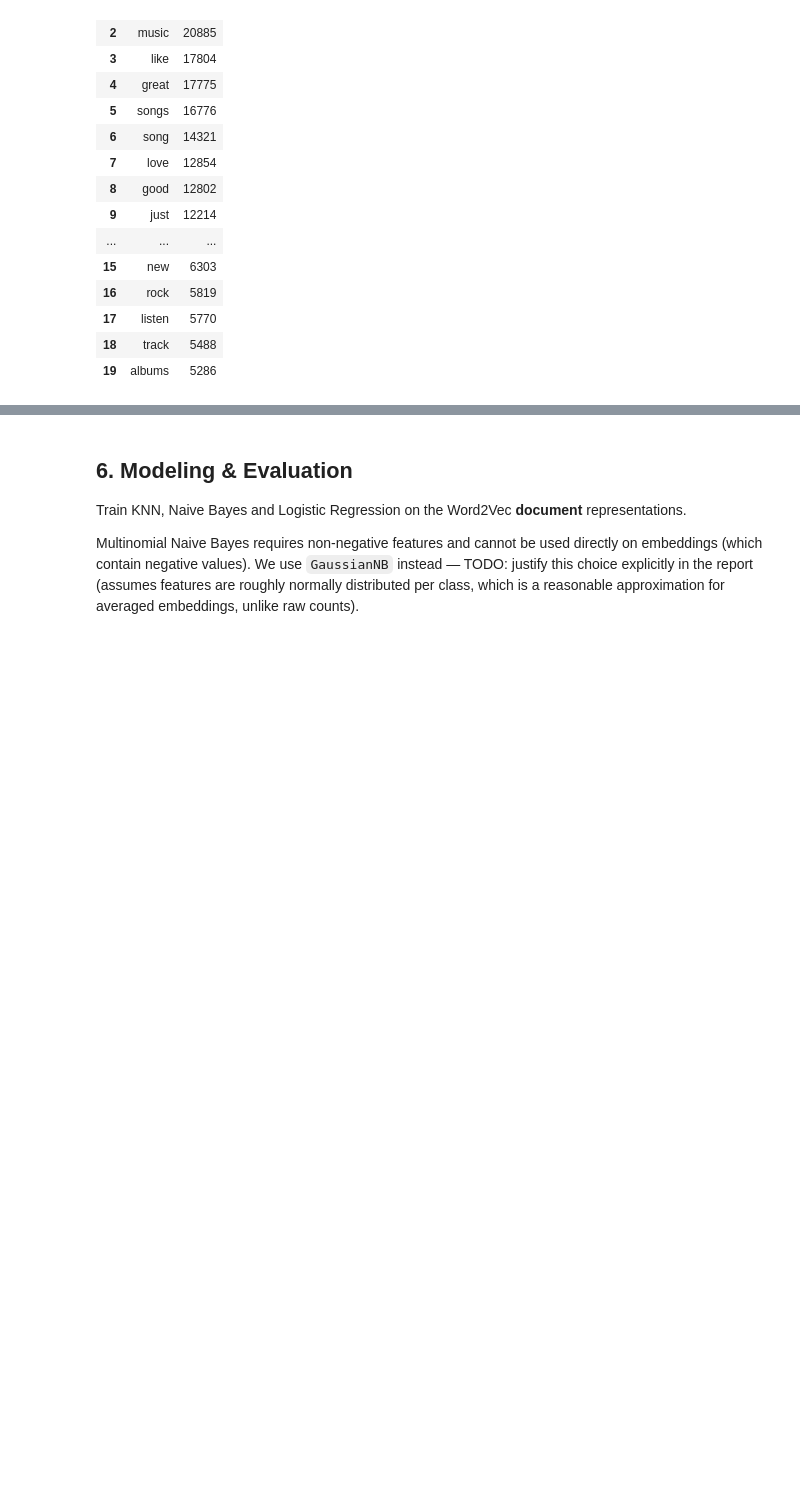
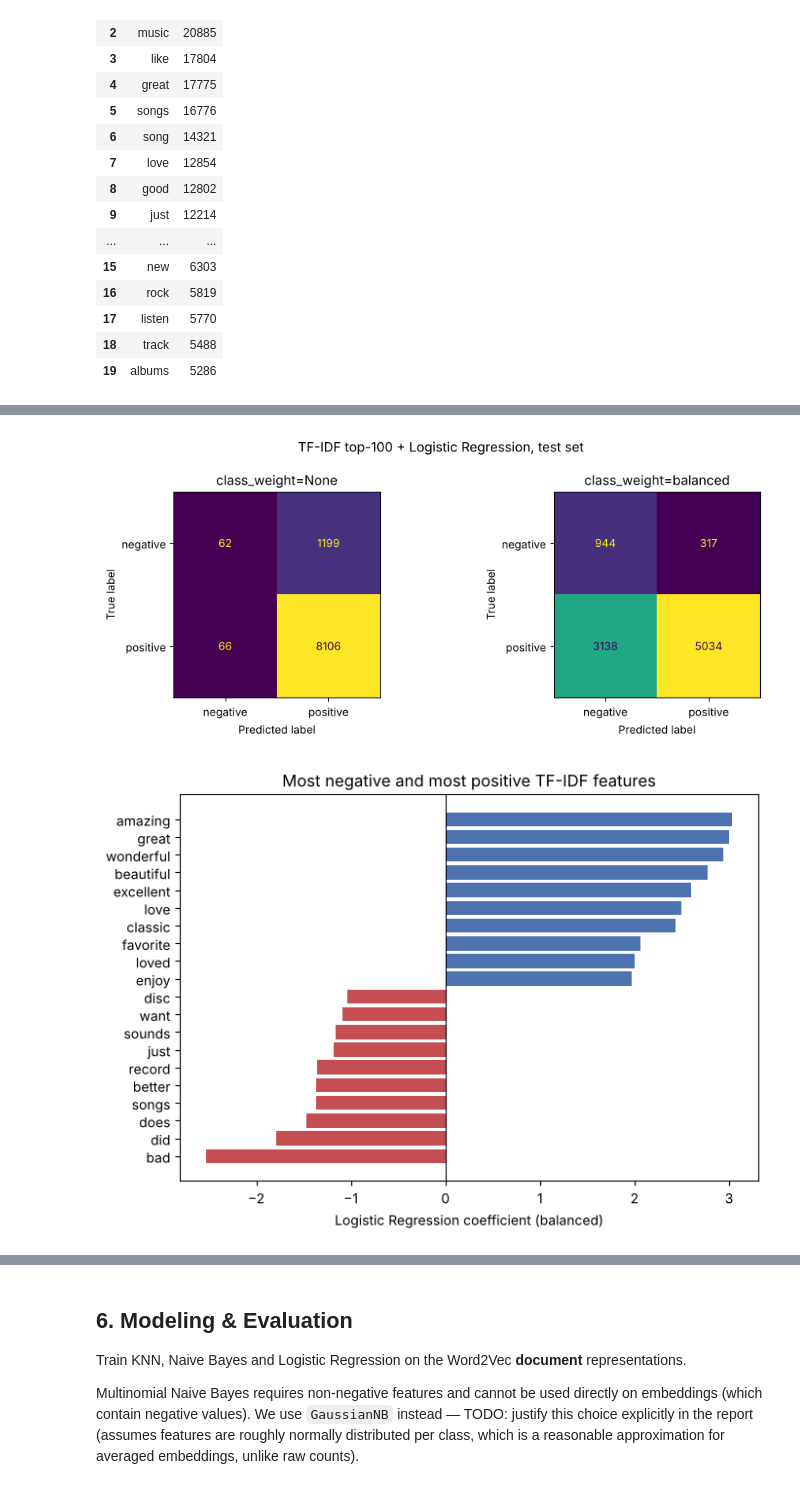
Before and after one commit to GLJADS/AML_v2.0, a Jupyter notebook: Assignment1_CDs_Vinyl.ipynb, the cells around one changed output, grey strips where cells are left out. Cells and saved outputs as stored; diff of their text form; code cells hidden in the pictures; blank space fills up the shorter version.

Commit message:
Tasks 4 & 5: TF-IDF+LR, Word2Vec own vs pretrained, PCA/ICA + report sections

```diff
--- a/Assignment1_CDs_Vinyl.ipynb
+++ b/Assignment1_CDs_Vinyl.ipynb
@@ -373,0 +324,21 @@ projection, with at least one concrete example pair (e.g. "great"/"excellent" vs
+# %%
+tfidf_vectorizer = TfidfVectorizer(vocabulary=top100_words)
+X_tfidf_tr = tfidf_vectorizer.fit_transform(texts[train_idx])   # IDF learned on training reviews only
+X_tfidf_te = tfidf_vectorizer.transform(texts[test_idx])
+
+tfidf_results = []
+tfidf_models = {}
+for cw in [None, "balanced"]:
+    name = f"TF-IDF top-100 + LR (class_weight={cw})"
+    lr = LogisticRegression(max_iter=1000, class_weight=cw, random_state=RANDOM_STATE)
+    lr.fit(X_tfidf_tr, y_tr)
+    pred = lr.predict(X_tfidf_te)
+    tfidf_models[cw] = lr
+    tfidf_results.append(scores(y_te, pred, name))
+    print(name)
+    print(classification_report(y_te, pred, target_names=["negative", "positive"], digits=3))
+
+lr_tfidf = tfidf_models["balanced"]
+tfidf_results_df = pd.DataFrame(tfidf_results).round(3)
+tfidf_results_df.to_csv("Report/tables/tfidf_lr_results.csv", index=False)
+tfidf_results_df
@@ -373,0 +368,25 @@ projection, with at least one concrete example pair (e.g. "great"/"excellent" vs
+# %%
+fig, axes = plt.subplots(1, 2, figsize=(10, 4))
+for ax, cw in zip(axes, [None, "balanced"]):
+    ConfusionMatrixDisplay.from_estimator(tfidf_models[cw], X_tfidf_te, y_te, ax=ax, colorbar=False,
+                                          display_labels=["negative", "positive"])
+    ax.set_title(f"class_weight={cw}")
+plt.suptitle("TF-IDF top-100 + Logistic Regression, test set")
+plt.tight_layout()
+plt.savefig("Report/images/tfidf_lr_confusion.png", dpi=150, bbox_inches="tight")
+plt.show()
+
+# Which of the 100 words push a review towards positive / negative?
+coef = pd.Series(lr_tfidf.coef_[0], index=tfidf_vectorizer.get_feature_names_out()).sort_values()
+top_coef = pd.concat([coef.head(10), coef.tail(10)])
+plt.figure(figsize=(7, 5))
+plt.barh(top_coef.index, top_coef.values, color=["#C44E52"] * 10 + ["#4C72B0"] * 10)
+plt.axvline(0, color="black", lw=0.8)
+plt.xlabel("Logistic Regression coefficient (balanced)")
+plt.title("Most negative and most positive TF-IDF features")
+plt.tight_layout()
+plt.savefig("Report/images/tfidf_lr_coefficients.png", dpi=150, bbox_inches="tight")
+plt.show()
+# %% [output]
+[figure, added]
+[figure, added]
```
Also changed, not shown: parts of 39 cells of this notebook, 11 other files.
